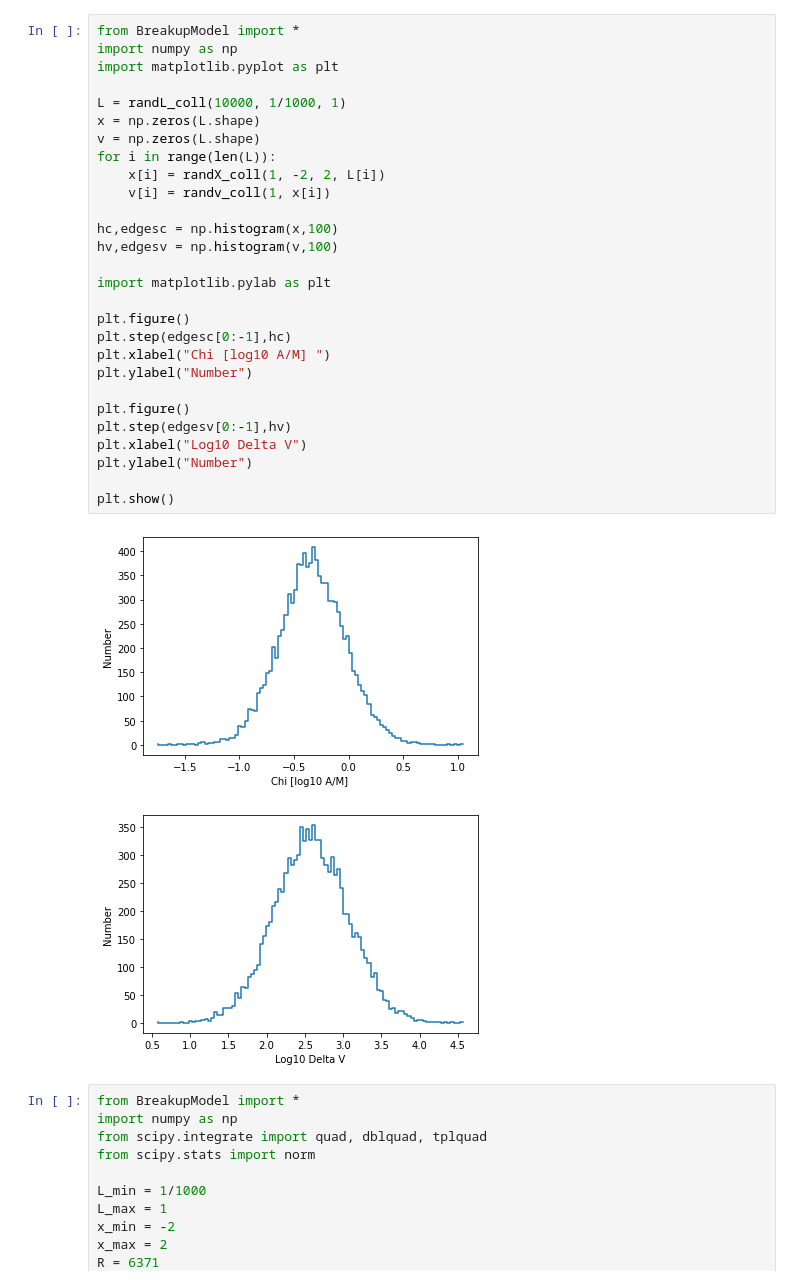
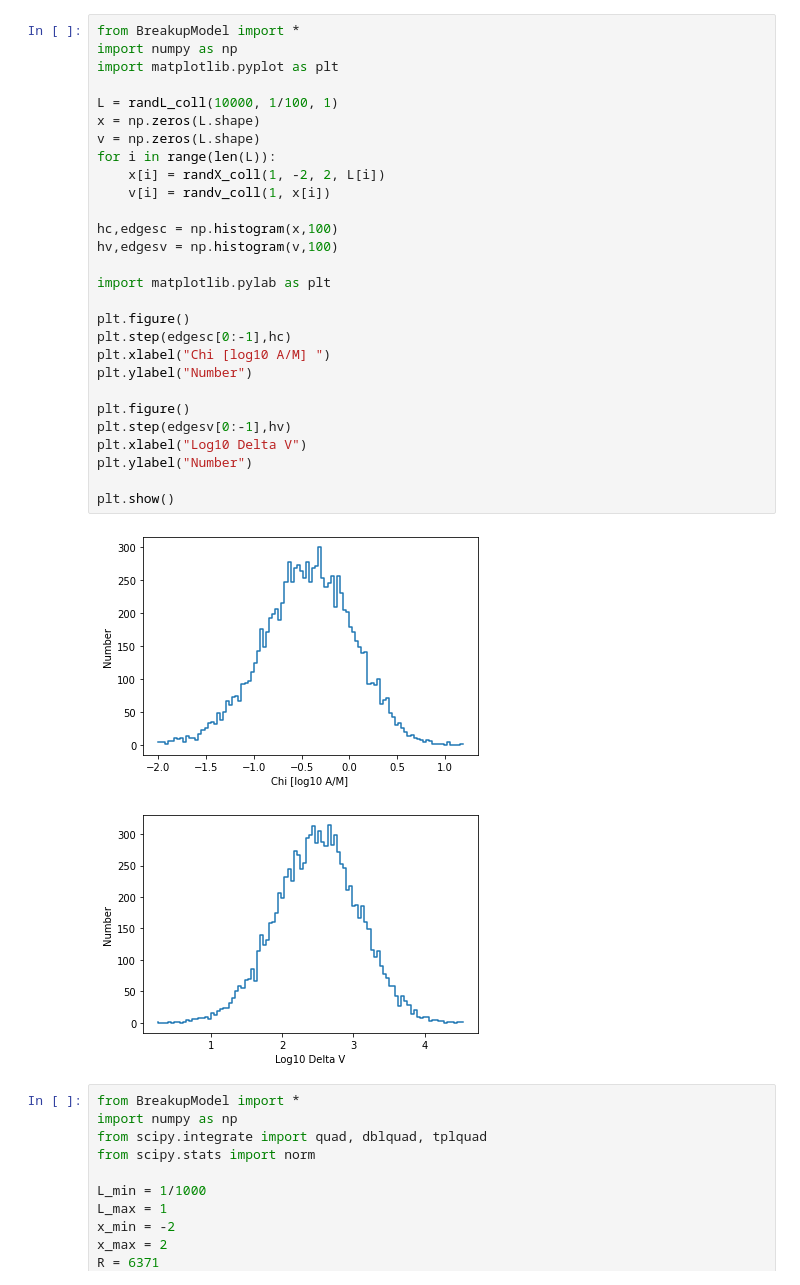
Before and after one commit to JustinLaw-D/debris-simulations, a Jupyter notebook: BreakupTesting.ipynb, the cells around one changed output. Saved outputs shown, nothing was run; the diff lists cells and outputs as text.

```diff
--- a/BreakupTesting.ipynb
+++ b/BreakupTesting.ipynb
@@ -1,34 +1,34 @@
 # %%
 from BreakupModel import *
 import numpy as np
 import matplotlib.pyplot as plt
 
-L = randL_coll(10000, 1/1000, 1)
+L = randL_coll(10000, 1/100, 1)
 x = np.zeros(L.shape)
 v = np.zeros(L.shape)
 for i in range(len(L)):
     x[i] = randX_coll(1, -2, 2, L[i])
     v[i] = randv_coll(1, x[i])
 
 hc,edgesc = np.histogram(x,100)
 hv,edgesv = np.histogram(v,100)
 
 import matplotlib.pylab as plt
 
 plt.figure()
 plt.step(edgesc[0:-1],hc)
 plt.xlabel("Chi [log10 A/M] ")
 plt.ylabel("Number")
 
 plt.figure()
 plt.step(edgesv[0:-1],hv)
 plt.xlabel("Log10 Delta V")
 plt.ylabel("Number")
 
 plt.show()
 # %% [output]
-[figure, old version]
+[figure, new version]
-[figure, old version]
+[figure, new version]
 # %%
 from BreakupModel import *
 import numpy as np
```
Also changed, not shown: parts of 1 cell of this notebook, 3 other files.
